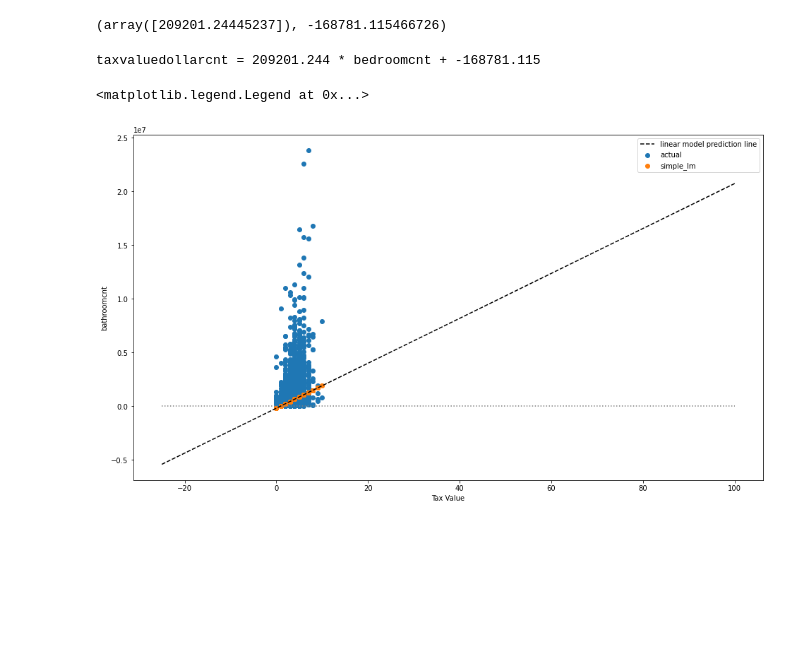
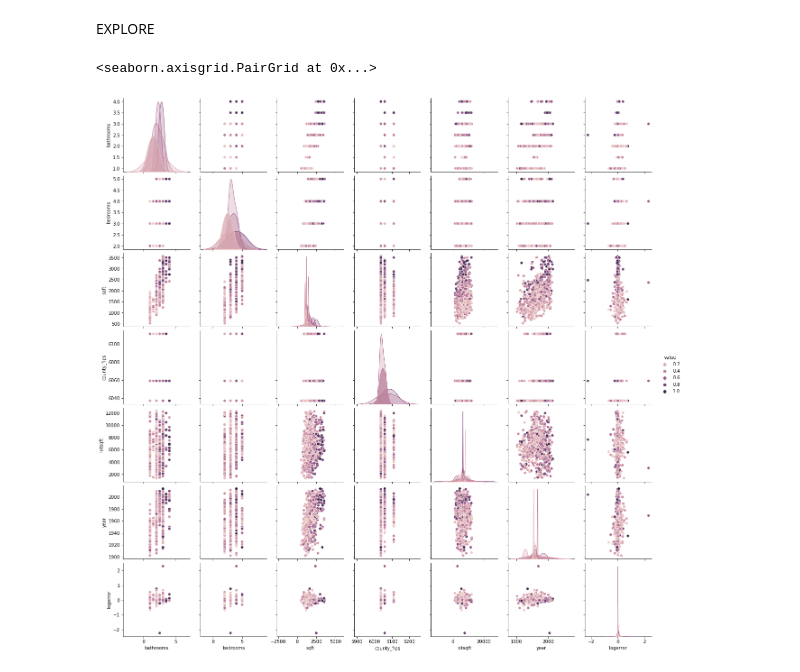
Before and after one commit to craigcalzado/regression-project, a Jupyter notebook: regression_project.ipynb, the cells around one changed output. Saved outputs shown, nothing was run; the diff lists cells and outputs as text; code cells hidden in the pictures; blank space fills up the shorter version.

```diff
--- a/regression_project.ipynb
+++ b/regression_project.ipynb
@@ -72,8 +72,6 @@ df.head()
-# %%
-# create a new dataframe with only longitude and latitude columns
-location_data = df.loc[:, ['longitude', 'latitude']]
-# drop longitude and latitude columns from original dataframe
-df.drop(columns=['longitude', 'latitude'], inplace=True)
+# %%
+# remove outliers
+df = prepare.remove_outliers_fips(df, 1.5)
 # %%
 # split the dataframe into train, validate, and test
 train, validate, test = wrangle.split_dataframe(df)
@@ -211,25 +85,10 @@ predictions['simple_lm'] = lm.predict(X_validate)
-# %%
-lm.coef_, lm.intercept_
-# %% [output]
-(array([209201.24445237]), -168781.115466726)
-# %%
-print('taxvaluedollarcnt = {:.3f} * bedroomcnt + {:.3f}'.format(lm.coef_[0], lm.intercept_))
-# %% [output]
-taxvaluedollarcnt = 209201.244 * bedroomcnt + -168781.115
-# %%
-x_pred = np.array([-25, 100]).reshape(-1, 1)
-y_pred = lm.predict(x_pred)
-
-plt.figure(figsize=(16, 9))
-plt.scatter(train.bedroomcnt, train.taxvaluedollarcnt, label='actual')
-plt.scatter(train.bedroomcnt, lm.predict(train[['bedroomcnt']]), label='simple_lm')
-plt.plot(x_pred, y_pred, ls='--', c='black', label='linear model prediction line')
-plt.hlines(0, -25, 100, ls=':', color='grey')
-plt.vlines(0, -10, 100, ls=':', color='grey')
-
-plt.xlabel('Tax Value')
-plt.ylabel('bathroomcnt')
-plt.legend()
-# %% [output]
-<matplotlib.legend.Legend at 0x...>
-[figure, removed]
+# %% [markdown]
+EXPLORE
+# %%
+# create sample of train dataset for easier visualization
+train_sample = train.sample(n=1000)
+# create a pairplot of the sampled train dataset
+sns.pairplot(train_sample, hue = 'value')
+# %% [output]
+<seaborn.axisgrid.PairGrid at 0x...>
+[figure, added]
```
Also changed, not shown: parts of 55 cells of this notebook.
